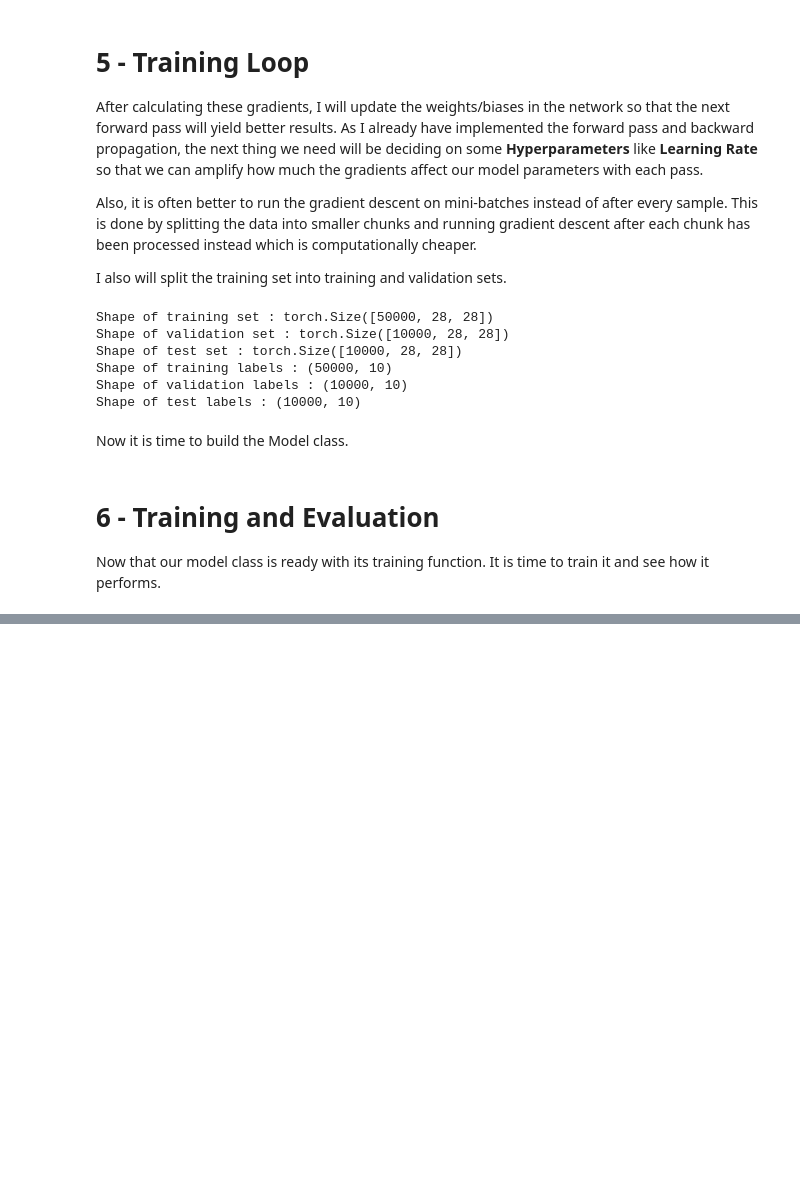
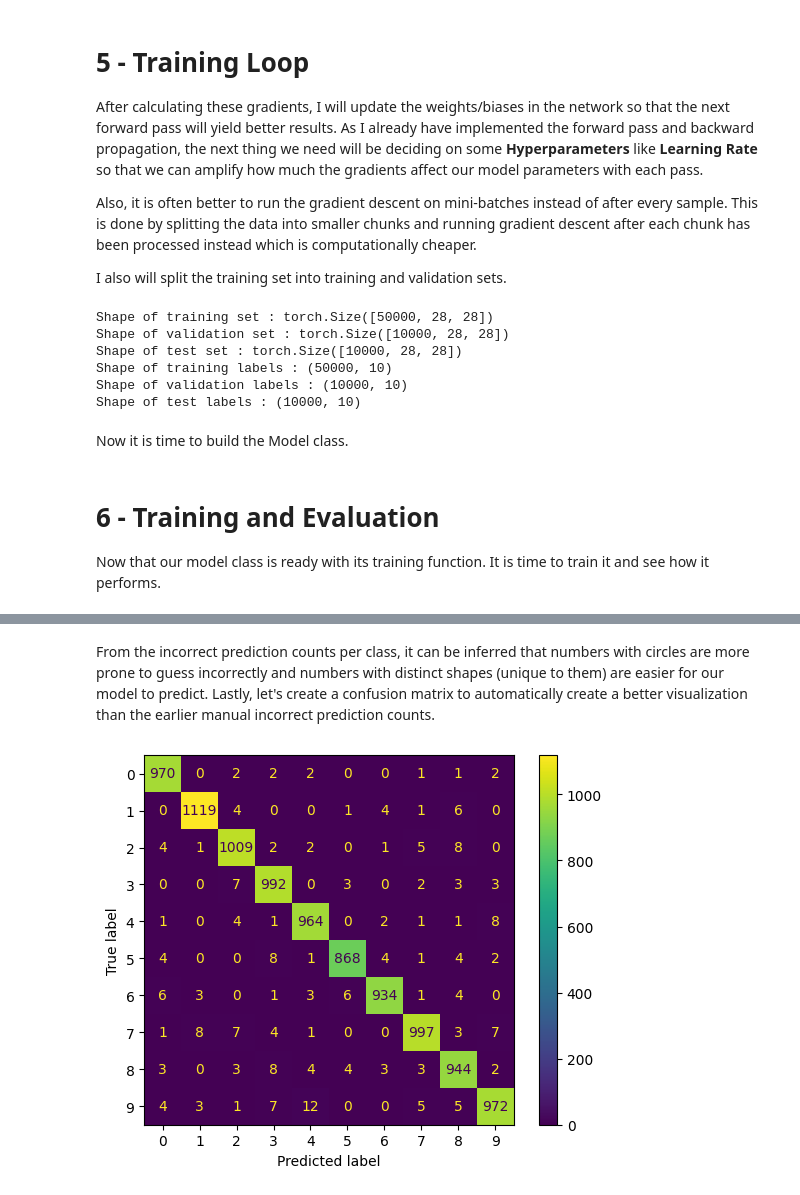
Before and after one commit to DoubleCyclone/Neural-Network-From-Scratch, a Jupyter notebook: notebooks/Neural_Network_From_Scratch.ipynb, the cells around one changed output, grey strips where cells are left out. Drawn from its saved outputs; the diff is of its cells as text; code cells hidden in the pictures; blank space fills up the shorter version.

```diff
--- a/notebooks/Neural_Network_From_Scratch.ipynb
+++ b/notebooks/Neural_Network_From_Scratch.ipynb
@@ -398,13 +390,27 @@ class Model() :
     self.w2 -= gradients['dL_dweights2'] * learning_rate
     self.b2 -= gradients['dL_dbiases2'] * learning_rate
 
-  def predict(self, X):
+  def predict(self, X_test, compare = False, true_labels = None):
     # Pass the entire dataset X through the forward pass at once
-    # Your updated __forward already handles multi-row inputs
-    pred_probs, _ = self.__forward(X)
+    pred_probs, _ = self.__forward(X_test)
 
     # Use axis=1 to find the highest probability for each individual image
-    return np.argmax(pred_probs, axis=1)
+    preds = np.argmax(pred_probs, axis=1)
+
+    # Initialize empty metrics dict
+    metrics = {}
+
+    # Calculate and store metrics if comparison is turned on
+    if compare :
+      # Reverse the one hot encoding
+      true_labels = reverse_one_hot_encoding(true_labels)
+      # Calculate metrics
+      metrics['accuracy'] = accuracy_score(true_labels, preds)
+      metrics['precision'] = precision_score(true_labels, preds, average='weighted', zero_division=0)
+      metrics['recall'] = recall_score(true_labels, preds, average='weighted', zero_division=0)
+      metrics['f1'] = f1_score(true_labels, preds, average='weighted', zero_division=0)
+
+    return preds, metrics
 
   def train(self, epochs, batch_size, learning_rate, X_train, y_train, val = False, X_val = None, y_val = None) :
     # Reset metric lists for a new training run
@@ -450,7 +456,7 @@ class Model() :
       self.epoch_losses.append(epoch_loss / num_batches)
 
       # Training Metrics
-      predicted_labels_train = self.predict(X_train)
+      predicted_labels_train, _ = self.predict(X_train)
       self.accuracy_scores.append(accuracy_score(true_labels_train_classes, predicted_labels_train))
       # Use average='weighted' for multiclass classification
       self.precision_scores.append(precision_score(true_labels_train_classes, predicted_labels_train, average='weighted', zero_division=0))
@@ -467,10 +473,8 @@ class Model() :
         # Calculate total validation loss and divide by the number of validation samples
         self.val_losses.append(categorical_cross_entropy(val_predictions, y_val) / X_val.shape[0])
 
-        predicted_labels_val = self.predict(X_val)
-
         # Calculate and store validation metrics for the entire X_val
-        predicted_labels_val = self.predict(X_val)
+        predicted_labels_val, _ = self.predict(X_val)
         self.val_accuracy_scores.append(accuracy_score(true_labels_val_classes, predicted_labels_val))
         self.val_precision_scores.append(precision_score(true_labels_val_classes, predicted_labels_val, average='weighted', zero_division=0))
         self.val_recall_scores.append(recall_score(true_labels_val_classes, predicted_labels_val, average='weighted', zero_division=0))
@@ -487,5 +491,5 @@ Now that our model class is ready with its training function. It is time to trai
 # %%
 model_np = Model(input_node_count, hidden_node_count, output_node_count)
 
-model_np.train(100, 64, 0.01, X_train, y_train, True, X_val, y_val)
+model_np.train(10, 64, 0.1, X_train, y_train, True, X_val, y_val)
 # %% [output]
@@ -508,0 +510,5 @@ Epoch 90/100, Train Loss: 0.0468, Train Acc: 0.9897, Train Pre: 0.9897, Train Re
+# %%
+test_preds, metrics = model_np.predict(X_test, True, y_test)
+
+for key, value in metrics.items() :
+  print(f"{key} : {value:.4f}")
@@ -508,0 +599,10 @@ Epoch 90/100, Train Loss: 0.0468, Train Acc: 0.9897, Train Pre: 0.9897, Train Re
+# %% [markdown]
+From the incorrect prediction counts per class, it can be inferred that numbers with circles are more prone to guess incorrectly and numbers with distinct shapes (unique to them) are easier for our model to predict. Lastly, let's create a confusion matrix to automatically create a better visualization than the earlier manual incorrect prediction counts.
+# %%
+# Create confusion matrix and display it
+cm = confusion_matrix(reverse_one_hot_encoding(y_test), test_preds, labels=np.arange(output_node_count))
+disp = ConfusionMatrixDisplay(cm, display_labels=np.arange(output_node_count))
+disp.plot()
+plt.show()
+# %% [output]
+[figure, added]
```
Also changed, not shown: parts of 22 cells of this notebook.
